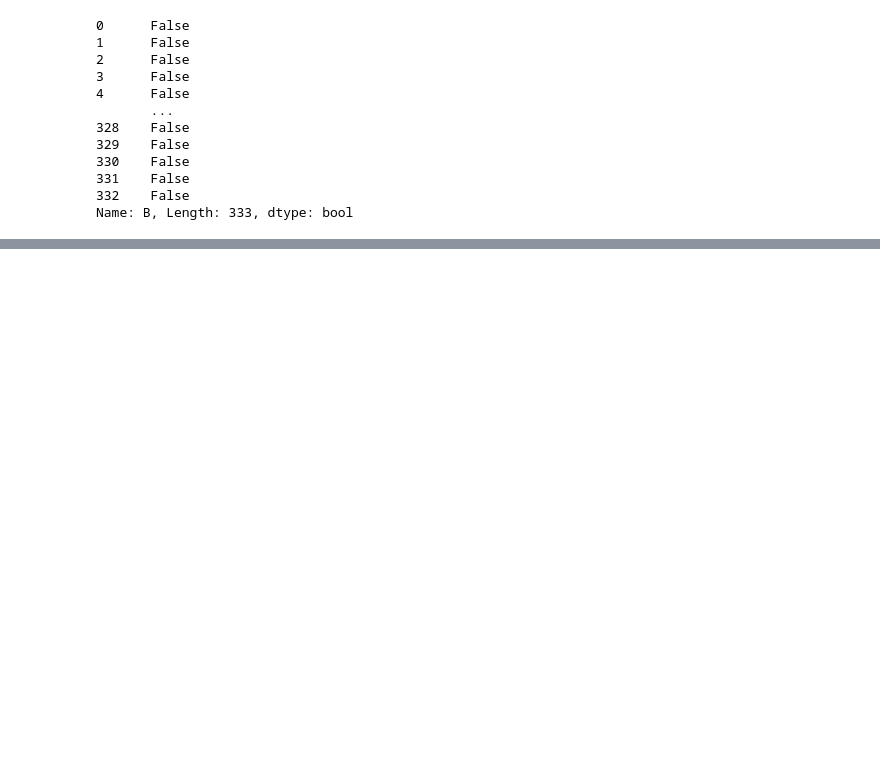
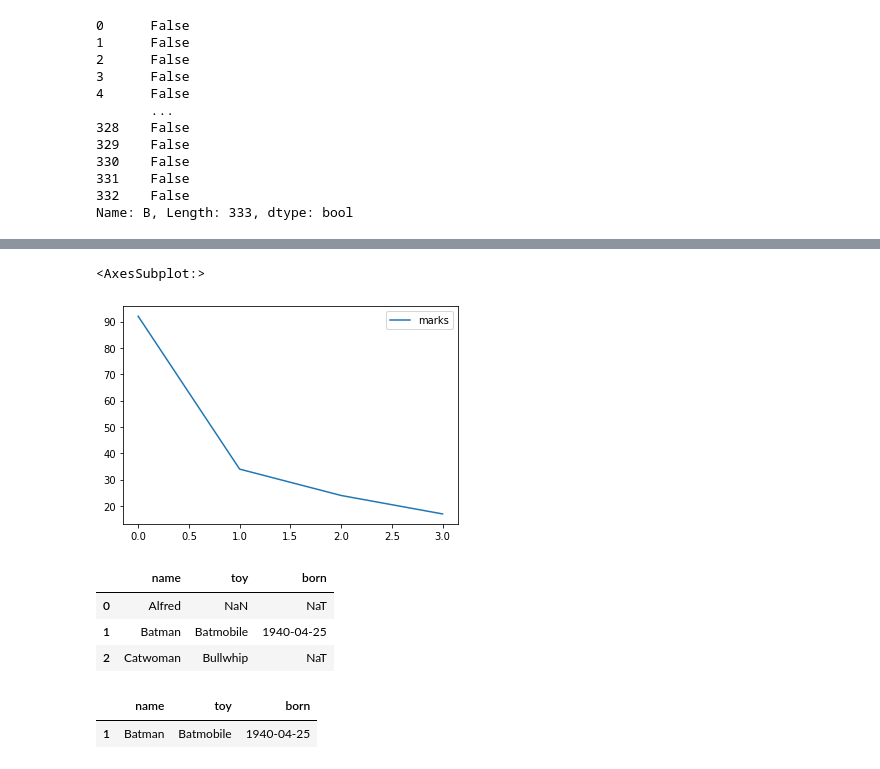
Before and after one commit to gurbaaz19/Practice, a Jupyter notebook: Python/Pandas.ipynb, the cells around one changed output, grey strips where cells are left out. Saved outputs shown, nothing was run; the diff lists cells and outputs as text; code cells hidden in the pictures; blank space fills up the shorter version.

```diff
--- a/Python/Pandas.ipynb
+++ b/Python/Pandas.ipynb
@@ -481 +481,6 @@ newdf
 333 rows × 5 columns
+# %%
+df.plot()
+# %% [output]
+<AxesSubplot:>
+[figure, added]
@@ -481,0 +492,12 @@ newdf
+# %%
+df
+# %% [output]
+|  | name | toy | born |
+| 0 | Alfred | NaN | NaT |
+| 1 | Batman | Batmobile | 1940-04-25 |
+| 2 | Catwoman | Bullwhip | NaT |
+# %%
+df.dropna()
+# %% [output]
+|  | name | toy | born |
+| 1 | Batman | Batmobile | 1940-04-25 |
```
Also changed, not shown: parts of 27 cells of this notebook, 2 other files.
